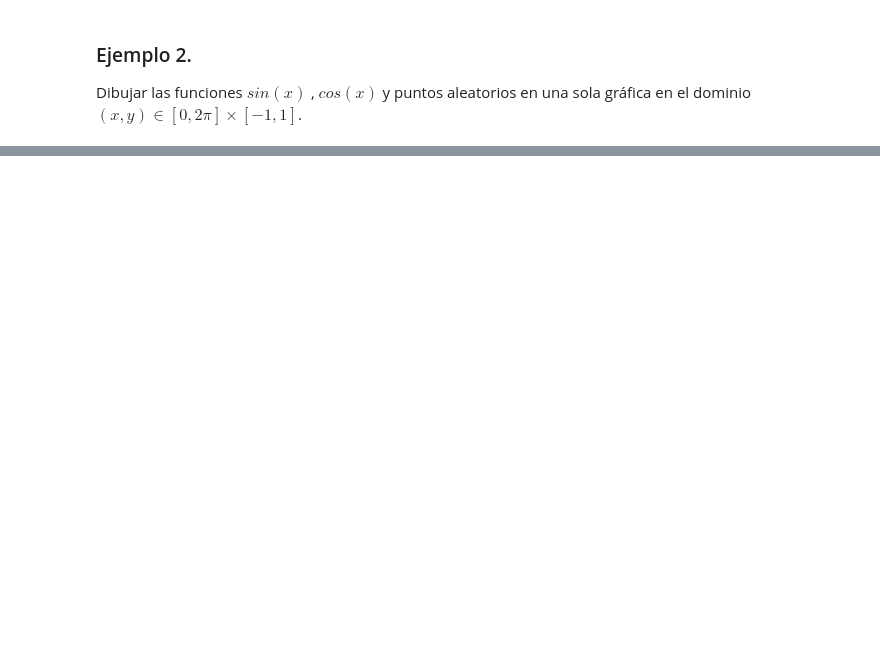
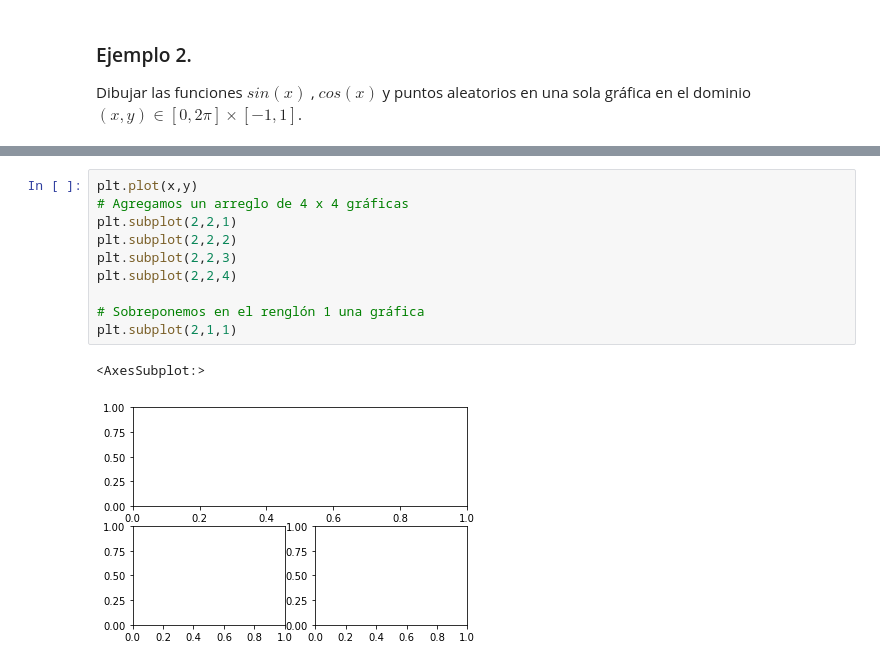
Before and after one commit to luiggix/Python_cero_a_experto, a Jupyter notebook: T17_Matplotlib.ipynb, the cells around one changed output, grey strips where cells are left out. Drawn from its saved outputs; the diff is of its cells as text; blank space fills up the shorter version.

```diff
--- a/T17_Matplotlib.ipynb
+++ b/T17_Matplotlib.ipynb
@@ -160,0 +246,13 @@ plt.legend()
+# %%
+plt.plot(x,y)
+# Agregamos un arreglo de 4 x 4 gráficas
+plt.subplot(2,2,1)
+plt.subplot(2,2,2)
+plt.subplot(2,2,3)
+plt.subplot(2,2,4)
+
+# Sobreponemos en el renglón 1 una gráfica
+plt.subplot(2,1,1)
+# %% [output]
+<AxesSubplot:>
+[figure, added]
```
Also changed, not shown: parts of 20 cells of this notebook.
